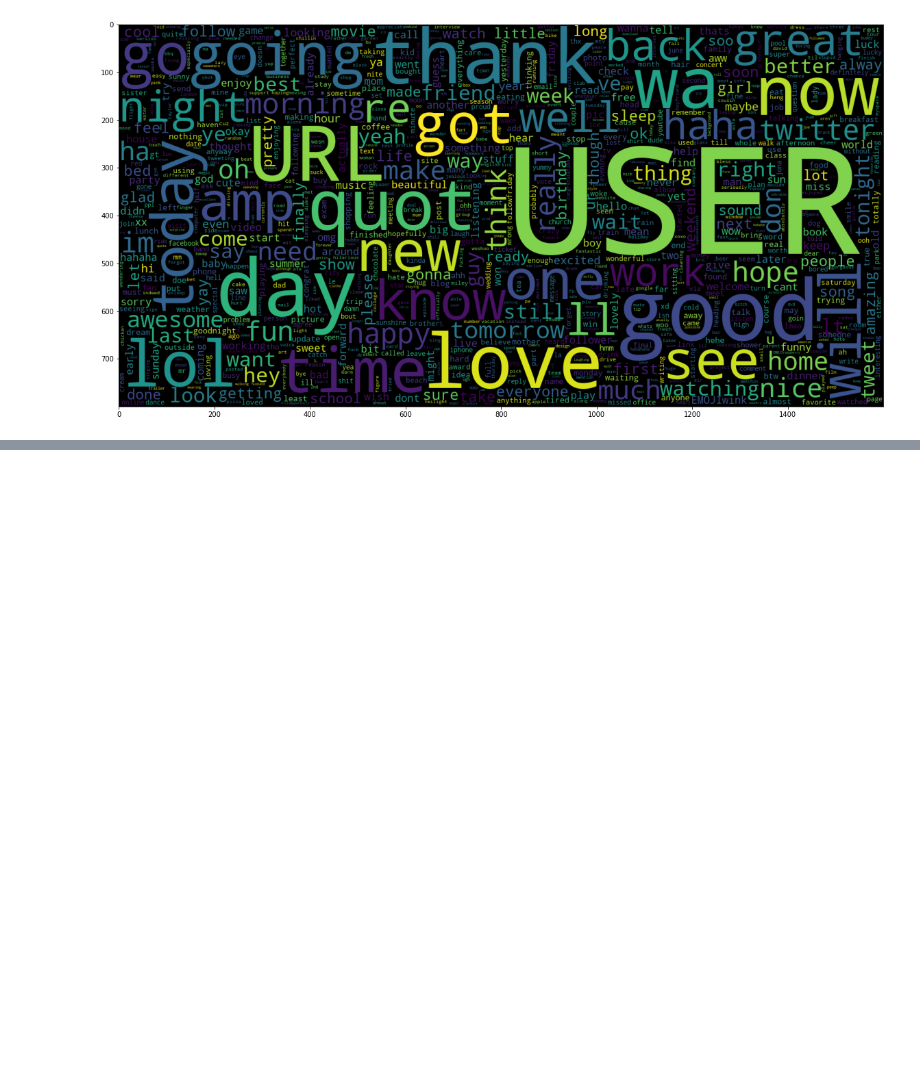
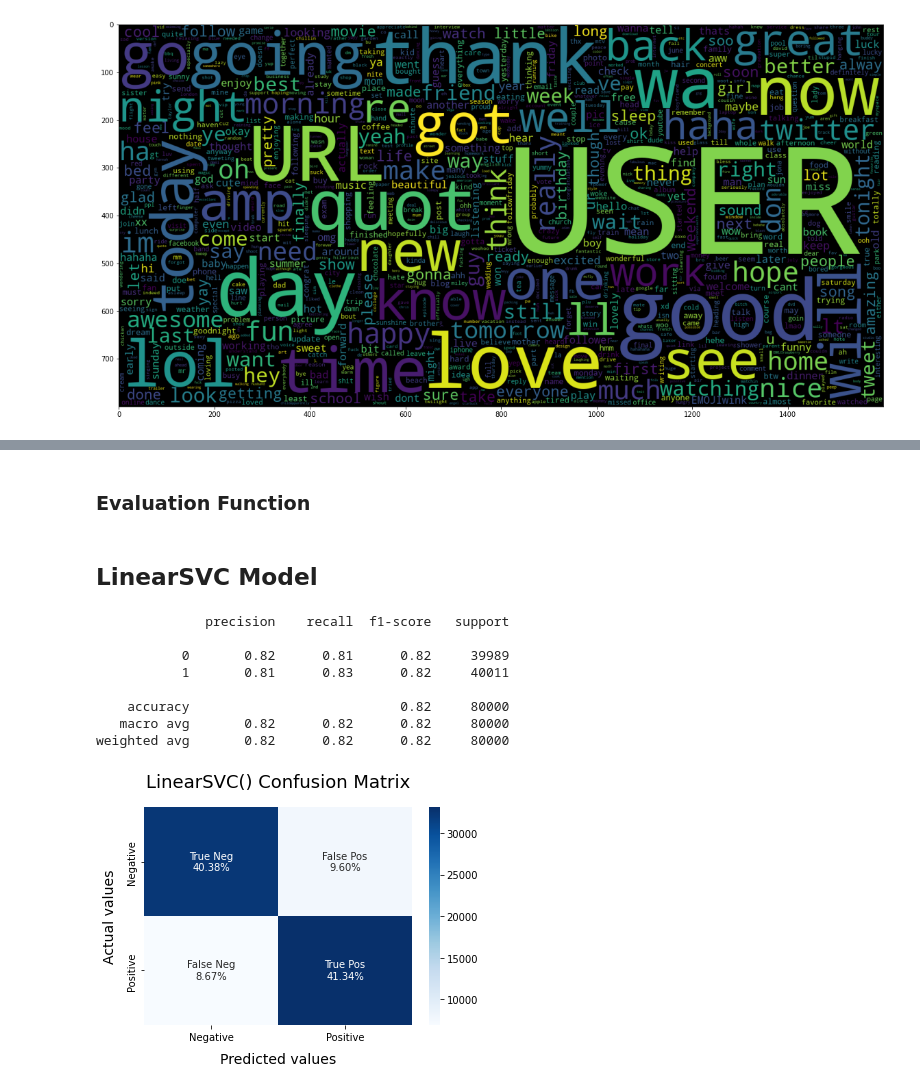
Before and after one commit to tech-david/sentiment_analysis, a Jupyter notebook: SentimentalAnalysis.ipynb, the cells around one changed output, grey strips where cells are left out. Saved outputs shown, nothing was run; the diff lists cells and outputs as text; code cells hidden in the pictures; blank space fills up the shorter version.

Commit message:
Trained and tested model, created function to save and use pickle file

```diff
--- a/SentimentalAnalysis.ipynb
+++ b/SentimentalAnalysis.ipynb
@@ -203,0 +220,6 @@ plt.imshow(wc);
+# %%
+vectorizer = TfidfVectorizer(ngram_range=(1,2),
+                            max_features=500000)
+vectorizer.fit(x_train)
+print(f'Vectorizer fitted.')
+print('No. of feature_words: ', len(vectorizer.get_feature_names_out()))
@@ -203,0 +232,4 @@ plt.imshow(wc);
+# %%
+x_train = vectorizer.transform(x_train)
+x_test = vectorizer.transform(x_test)
+print(f'Data Transformed.')
@@ -203,0 +244,45 @@ plt.imshow(wc);
+# %% [markdown]
+### Evaluation Function
+# %%
+def model_evaluate(model):
+
+    # Predict values for Test
+    y_pred = model.predict(x_test)
+
+    # print evaluation metrics
+    print(classification_report(y_test, y_pred))
+
+    # Compute and plot confusion matrix
+    cf_matrix = confusion_matrix(y_test, y_pred)
+    categories = ['Negative', 'Positive']
+    group_names = ['True Neg', 'False Pos', 'False Neg', 'True Pos']
+    group_percentages = ['{0:.2%}'.format(value) for value in cf_matrix.flatten()/np.sum(cf_matrix)]
+    labels = [f'{v1}\n{v2}' for v1, v2 in zip(group_names, group_percentages)]
+    labels = np.asarray(labels).reshape(2,2)
+
+    sns.heatmap(cf_matrix,
+               annot=labels,
+               cmap='Blues',
+               fmt='',
+               xticklabels=categories,
+               yticklabels=categories)
+
+    plt.xlabel("Predicted values", fontdict={'size':14}, labelpad=10)
+    plt.ylabel("Actual values", fontdict={'size':14}, labelpad=10)
+    plt.title(f"{model} Confusion Matrix", fontdict={'size':18}, pad=20)
+# %% [markdown]
+## LinearSVC Model
+# %%
+SVCModel = LinearSVC()
+SVCModel.fit(x_train, y_train)
+model_evaluate(SVCModel)
+# %% [output]
+              precision    recall  f1-score   support
+
+           0       0.82      0.81      0.82     39989
+           1       0.81      0.83      0.82     40011
+
+    accuracy                           0.82     80000
+   macro avg       0.82      0.82      0.82     80000
+weighted avg       0.82      0.82      0.82     80000
+[figure, added]
```
Also changed, not shown: parts of 14 cells of this notebook.
